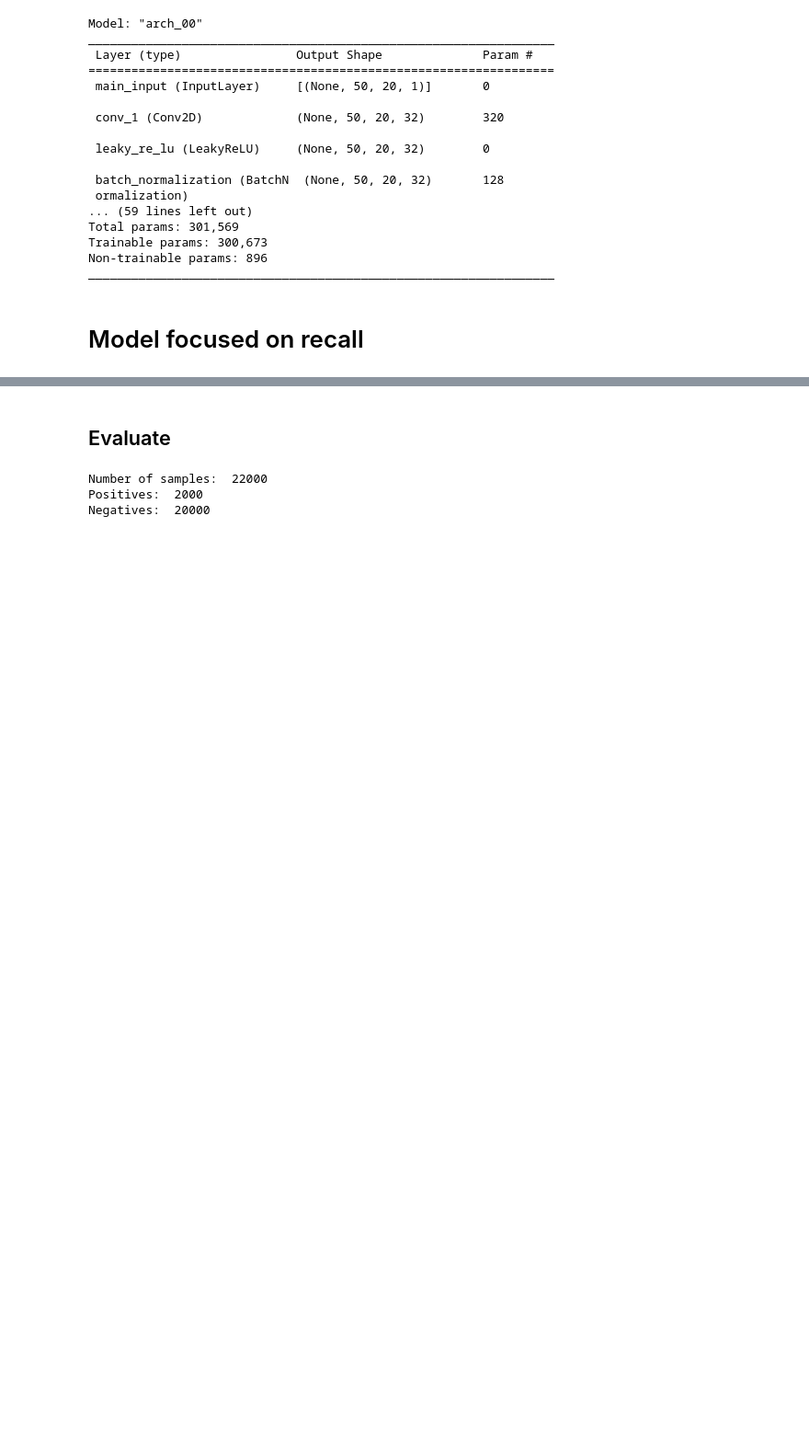
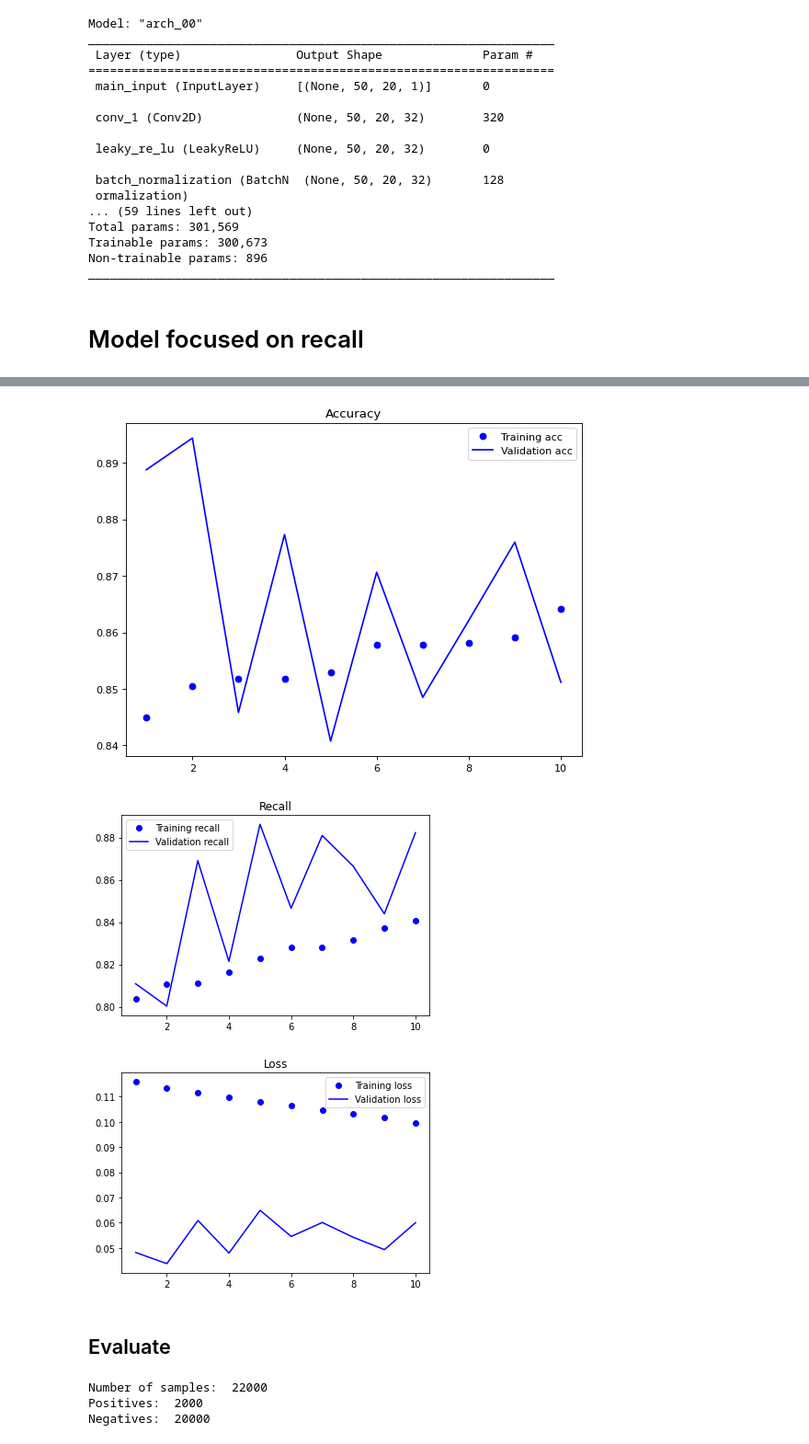
Before and after one commit to katarinagresova/AgoBind, a Jupyter notebook: experiments/Cascade.ipynb, the cells around one changed output, grey strips where cells are left out. Shown at 92% size. Cells and saved outputs as stored; diff of their text form; code cells hidden in the pictures; blank space fills up the shorter version.

```diff
--- a/experiments/Cascade.ipynb
+++ b/experiments/Cascade.ipynb
@@ -294,0 +314,5 @@ Epoch 4/30
+# %%
+predictions = model.predict(train_ohe)
+# %%
+predictions_df = pd.DataFrame(np.array([predictions[:,0], train_labels]).T, columns=['preds', 'labels'])
+predictions_df
@@ -294,0 +333,6 @@ Epoch 4/30
+# %%
+threshold = 0.4
+
+predictions_sub = predictions_df[predictions_df['preds'] > threshold]['preds']
+train_ohe_sub = train_ohe[predictions_df[predictions_df['preds'] > threshold].index]
+train_labels_sub = train_labels[predictions_df[predictions_df['preds'] > threshold].index]
@@ -294,0 +349,3 @@ Epoch 4/30
+# %%
+model2 = compile_model()
+model2.summary()
@@ -294,0 +370,14 @@ Epoch 4/30
+# %%
+#monitor_val_recall = EarlyStopping(monitor = 'val_recall', patience = 5)
+model_history = model2.fit(
+    train_ohe_sub, train_labels_sub,
+    validation_split=0.05, epochs=10,
+    batch_size=32,
+    class_weight={0: 1, 1: training_ratio},
+#    callbacks=[monitor_val_recall]
+    )
+
+plot_history(model_history)
+
+model.save("model2_1_" + str(training_ratio) + "focal.h5")
+# %% [output]
@@ -295,3 +404,6 @@ Epoch 4/30
+[figure, added]
+[figure, added]
+[figure, added]
 # %% [markdown]
 ## Evaluate
 # %%
```
Also changed, not shown: parts of 29 cells of this notebook.
